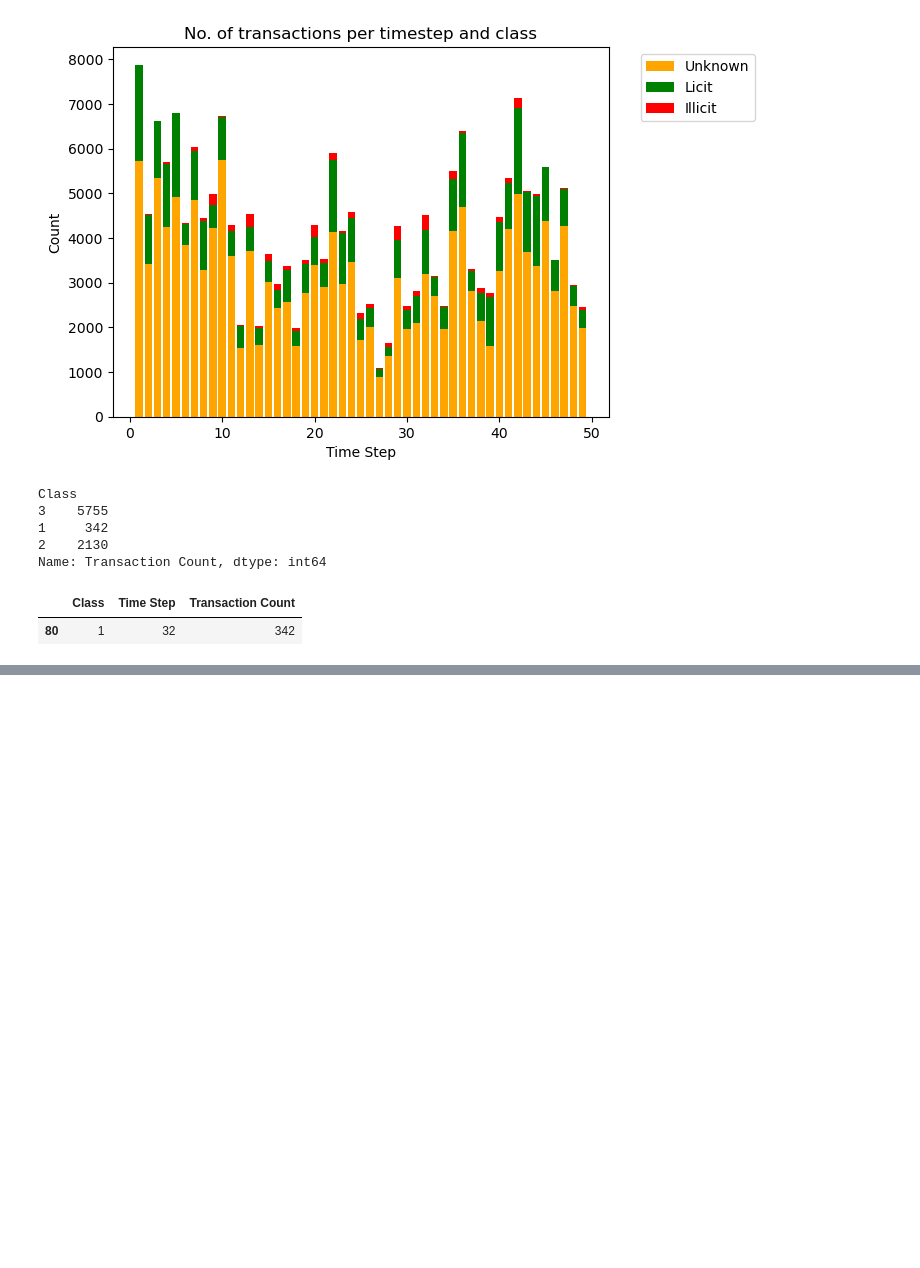
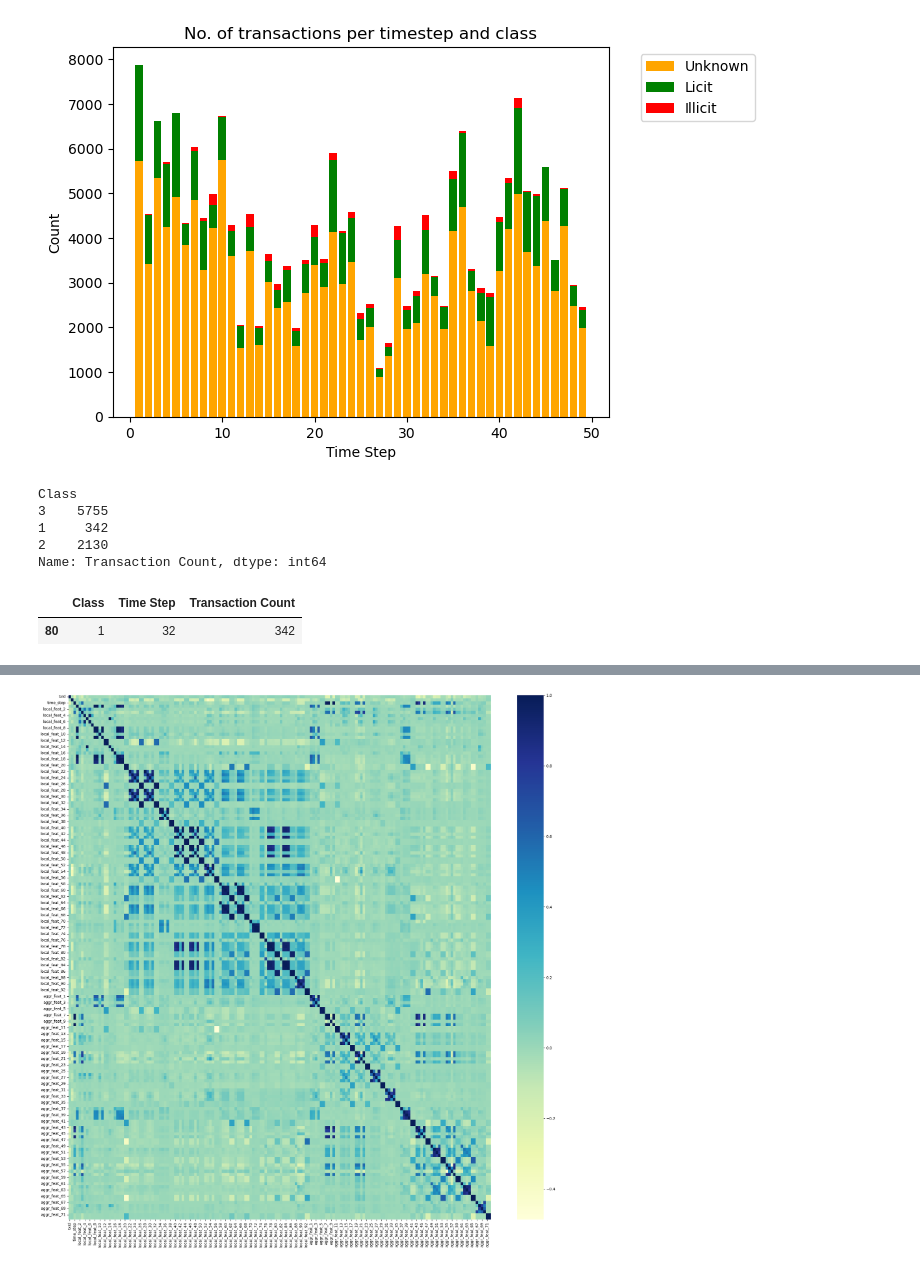
Before and after one commit to quicksid/Anti_Money_Laundering_Bitcoin_Transaction, a Jupyter notebook: aml_eda.ipynb, the cells around one changed output, grey strips where cells are left out. Drawn from its saved outputs; the diff is of its cells as text; code cells hidden in the pictures; blank space fills up the shorter version.

```diff
--- a/aml_eda.ipynb
+++ b/aml_eda.ipynb
@@ -174,0 +187,10 @@ nx.draw(graph, with_labels = False, pos = pos, node_size = 5, width = 0.3, arrow
+# %%
+df_corr = df_class_feature.corr()
+
+plt.figure(figsize = (25,25))
+
+sns.heatmap(df_corr, cmap = 'YlGnBu')
+
+plt.show()
+# %% [output]
+[figure, added]
```
Also changed, not shown: parts of 6 cells of this notebook.
